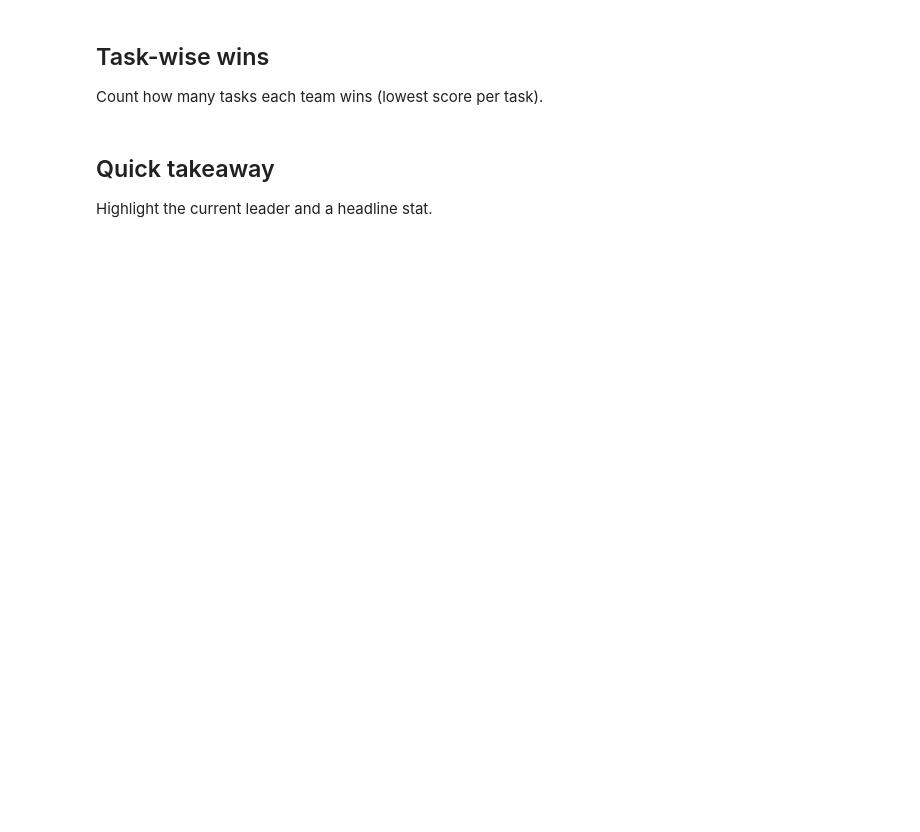
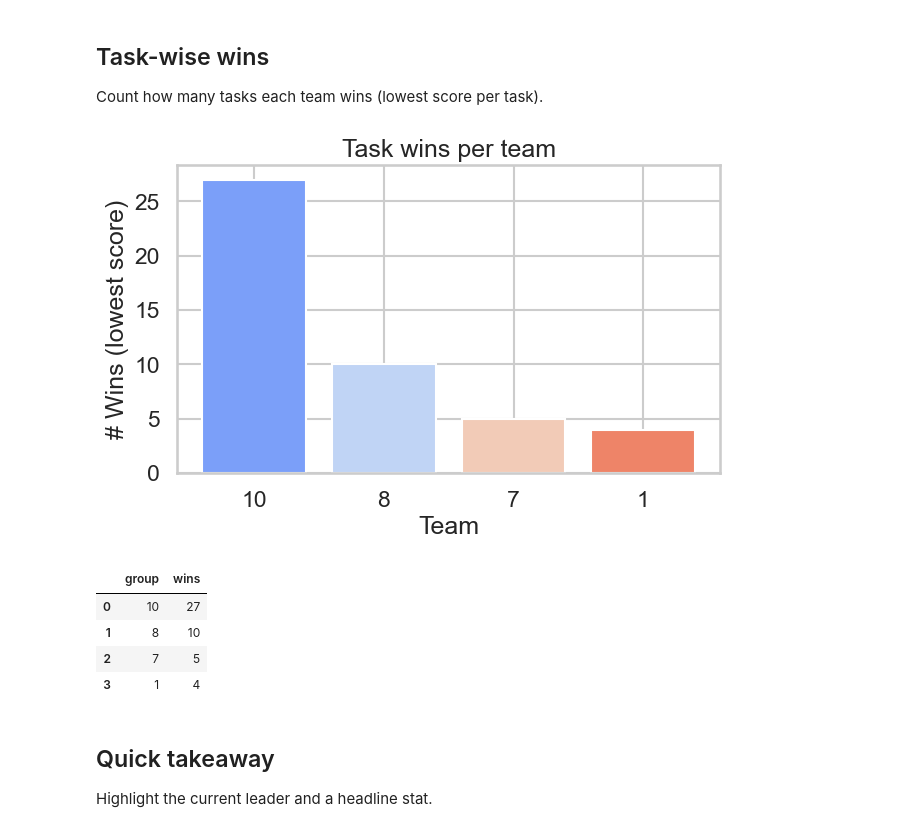
Before and after one commit to Shu-Wan/CSE472-blanket-challenge, a Jupyter notebook: labs/05_final_eval/evaluation.ipynb, the cells around one changed output. Cells and saved outputs as stored; diff of their text form; code cells hidden in the pictures; blank space fills up the shorter version.

```diff
--- a/labs/05_final_eval/evaluation.ipynb
+++ b/labs/05_final_eval/evaluation.ipynb
@@ -350,23 +333,25 @@ plt.show()
 Count how many tasks each team wins (lowest score per task).
 # %%
 task_winners = score_df.sort_values("score").groupby("data_id").first().reset_index()
-win_counts = (
-    task_winners["group"]
-    .value_counts()
-    .sort_index()
-    .reset_index()
-    .rename(columns={"index": "group", "group": "wins"})
-)
+win_counts = task_winners["group"].value_counts().reset_index()
+win_counts.columns = ["group", "wins"]
 
 fig, ax = plt.subplots(figsize=(7, 4))
-sns.barplot(data=win_counts, x="group", y="wins", palette="coolwarm", ax=ax)
+ax.bar(win_counts["group"].astype(str), win_counts["wins"], color=sns.color_palette("coolwarm", n_colors=len(win_counts)))
 ax.set_title("Task wins per team")
 ax.set_xlabel("Team")
 ax.set_ylabel("# Wins (lowest score)")
 fig.savefig(FIG_DIR / "task_wins_by_team.png", dpi=300, bbox_inches="tight")
 plt.show()
 
 win_counts
+# %% [output]
+[figure, added]
+|  | group | wins |
+| 0 | 10 | 27 |
+| 1 | 8 | 10 |
+| 2 | 7 | 5 |
+| 3 | 1 | 4 |
 # %% [markdown]
 ## Quick takeaway
 
```
Also changed, not shown: parts of 15 cells of this notebook, 8 other files.
